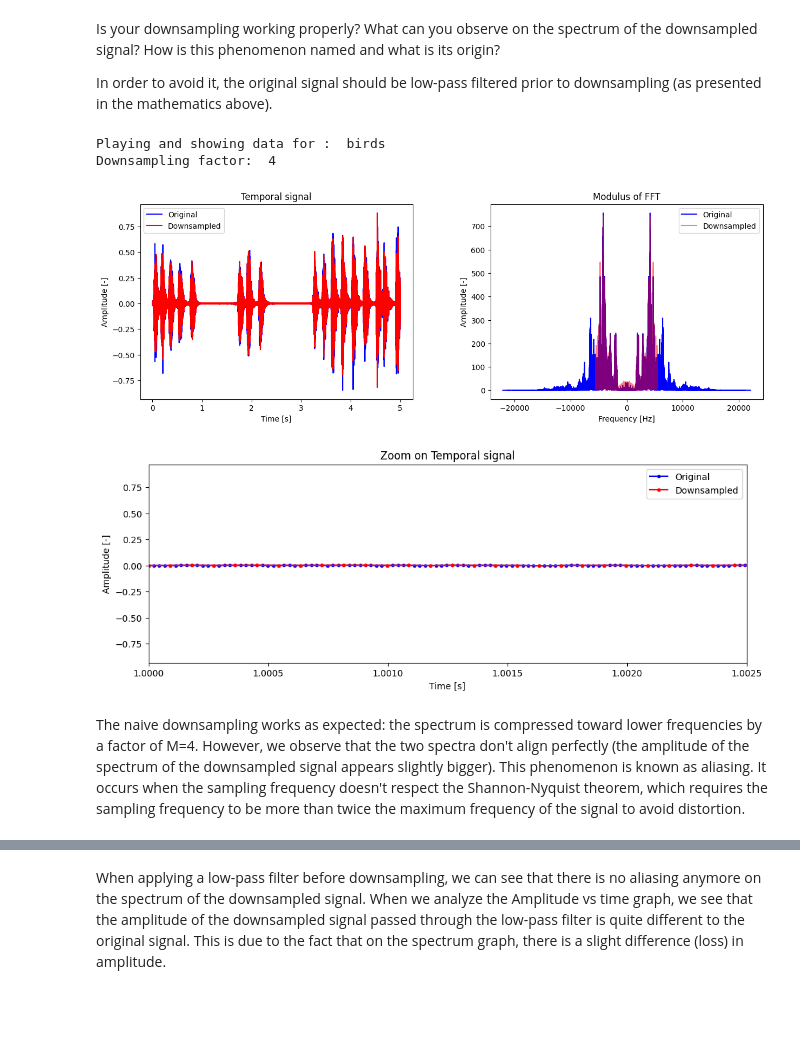
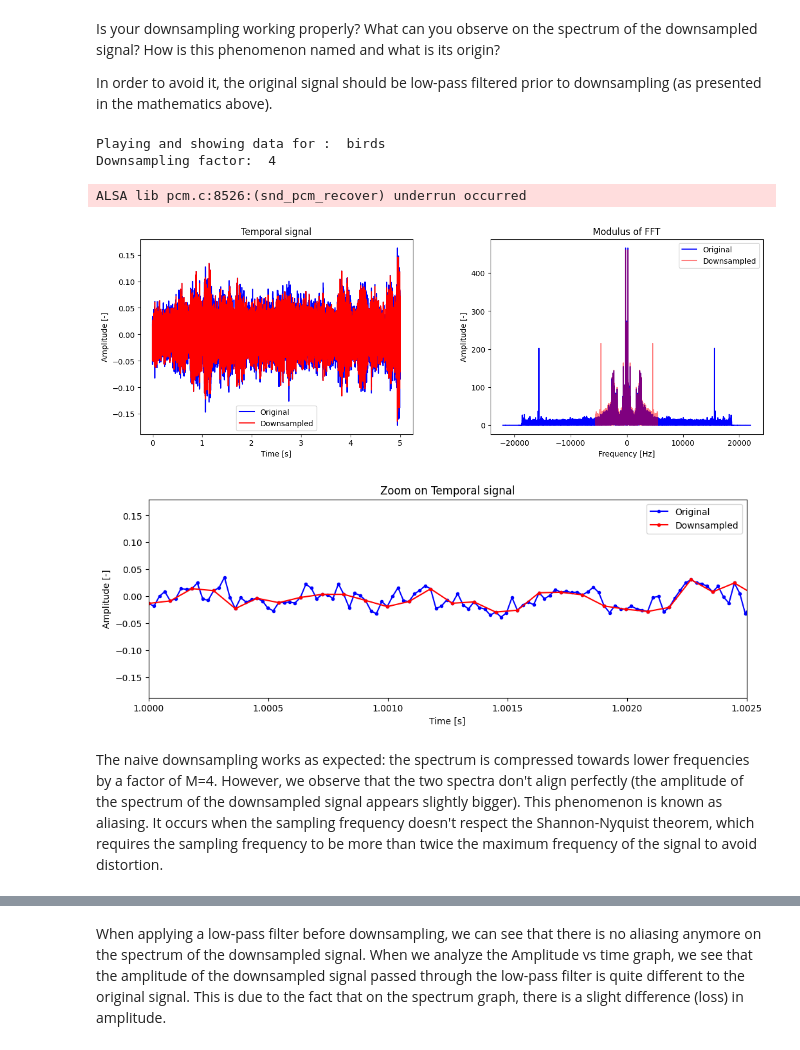
Before and after one commit to Raph480/LELEC210X, a Jupyter notebook: classification/h1_feature_vectors.ipynb, the cells around one changed output, grey strips where cells are left out. Cells and saved outputs as stored; diff of their text form; code cells hidden in the pictures; blank space fills up the shorter version.

```diff
--- a/classification/h1_feature_vectors.ipynb
+++ b/classification/h1_feature_vectors.ipynb
@@ -106,27 +106,28 @@ Is your downsampling working properly? What can you observe on the spectrum of t
 In order to avoid it, the original signal should be low-pass filtered prior to downsampling (as presented in the mathematics above).
 # %%
 fs_down = 11025  # Target sampling frequency
-sound = dataset["birds", 12]  # Sound choice
+sound = dataset["birds", 2]  # Sound choice
 
 print("Playing and showing data for : ", get_cls_from_path(sound))
 x, fs = sf.read(sound)
 
 
 M = fs // fs_down  # Downsampling factor
 print("Downsampling factor: ", M)
 
 ### TO COMPLETE
 ### Downsample "audio"
 x_naive_down = x[::M] # selects every M-th element from x and stores it in x_naive_down
 
 plot_audio(x, x_naive_down, fs, fs_down)  # Function call
 # %% [output]
 Playing and showing data for :  birds
 Downsampling factor:  4
+ALSA lib pcm.c:8526:(snd_pcm_recover) underrun occurred
-[figure, old version]
+[figure, new version]
-[figure, old version]
+[figure, new version]
 # %% [markdown]
-The naive downsampling works as expected: the spectrum is compressed toward lower frequencies by a factor of M=4.
+The naive downsampling works as expected: the spectrum is compressed towards lower frequencies by a factor of M=4.
 However, we observe that the two spectra don't align perfectly (the amplitude of the spectrum of the downsampled signal appears slightly bigger). This phenomenon is known as aliasing. It occurs when the sampling frequency doesn't respect the Shannon-Nyquist theorem, which requires the sampling frequency to be more than twice the maximum frequency of the signal to avoid distortion.
 # %%
 "Low-pass filtering before downsampling"
```
Also changed, not shown: parts of 9 cells of this notebook.
